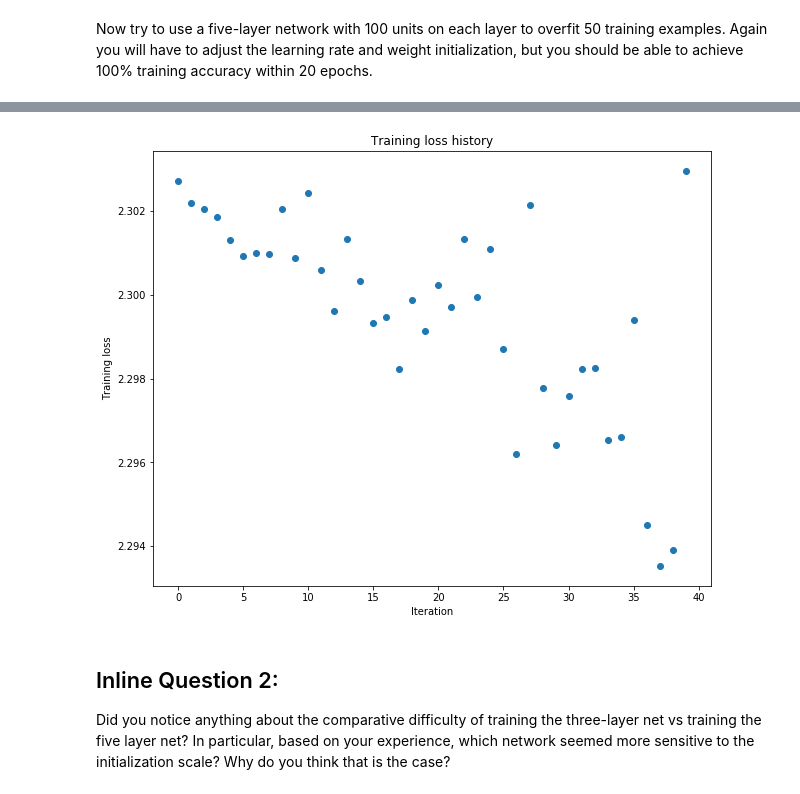
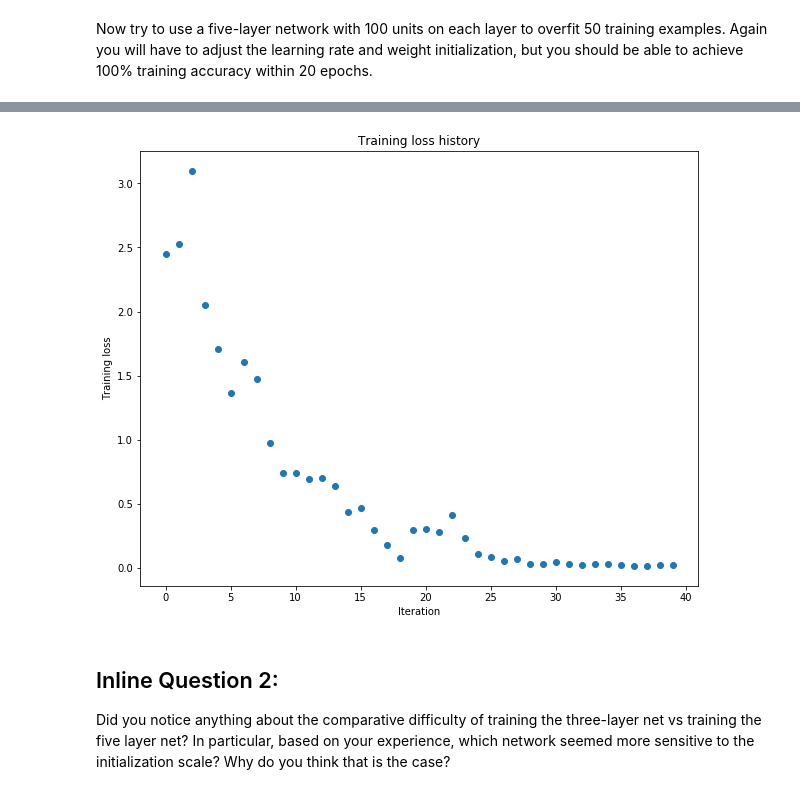
Before and after one commit to AnxietyYoungPoet/CS231n, a Jupyter notebook: spring1718_assignment2_v2/FullyConnectedNets.ipynb, the cells around one changed output, grey strips where cells are left out. Cells and saved outputs as stored; diff of their text form; code cells hidden in the pictures.

```diff
--- a/spring1718_assignment2_v2/FullyConnectedNets.ipynb
+++ b/spring1718_assignment2_v2/FullyConnectedNets.ipynb
@@ -494,8 +494,8 @@ small_data = {
   'y_val': data['y_val'],
 }
 
-learning_rate = 1e-2
-weight_scale = 1e-2
+learning_rate = 2e-2
+weight_scale = 4e-2
 model = FullyConnectedNet([100, 100, 100, 100],
                 weight_scale=weight_scale, dtype=np.float64)
 solver = Solver(model, small_data,
@@ -533,4 +533,4 @@ plt.show()
-[figure, old version]
+[figure, new version]
 # %% [markdown]
 ## Inline Question 2:
 Did you notice anything about the comparative difficulty of training the three-layer net vs training the five layer net? In particular, based on your experience, which network seemed more sensitive to the initialization scale? Why do you think that is the case?
```
Also changed, not shown: parts of 3 cells of this notebook.
